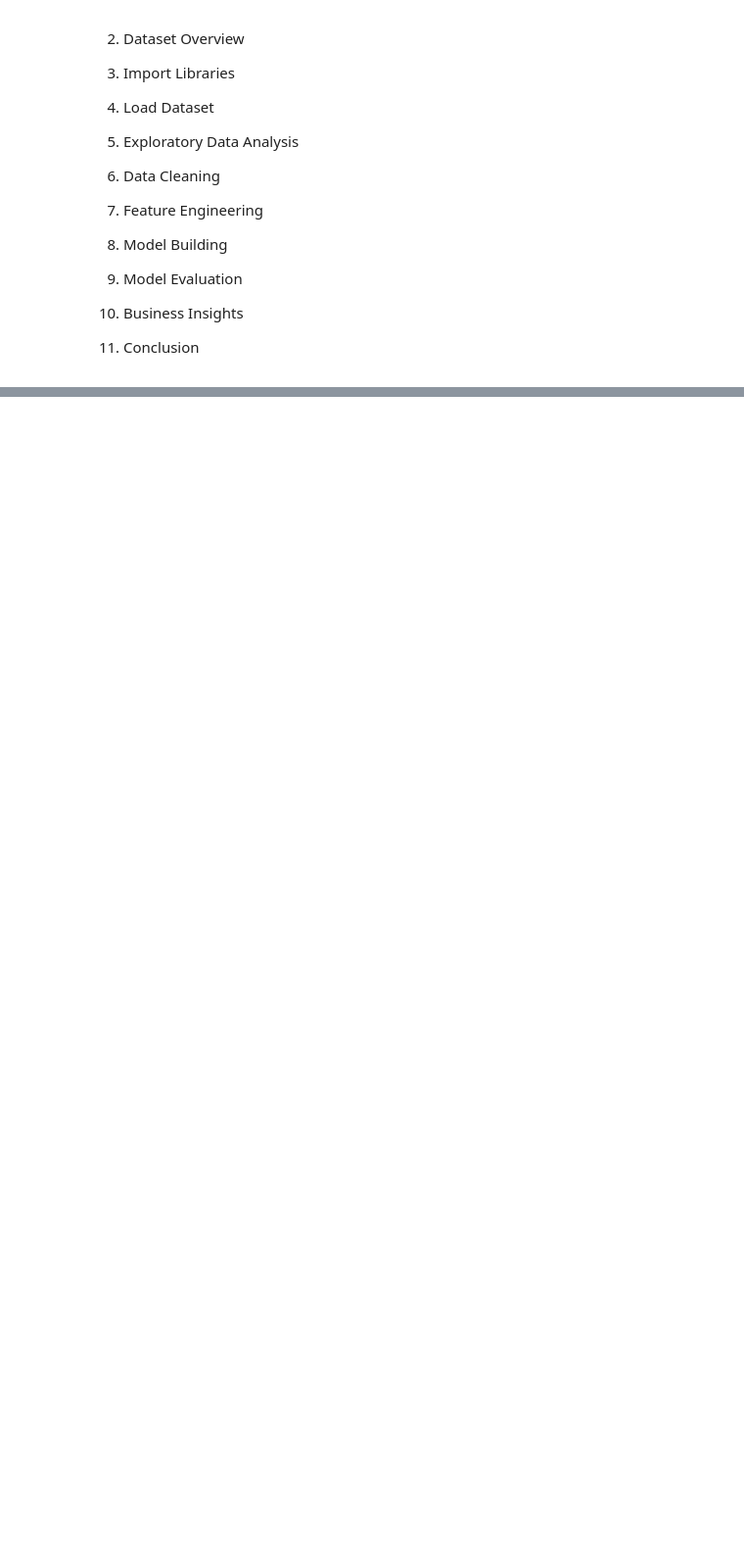
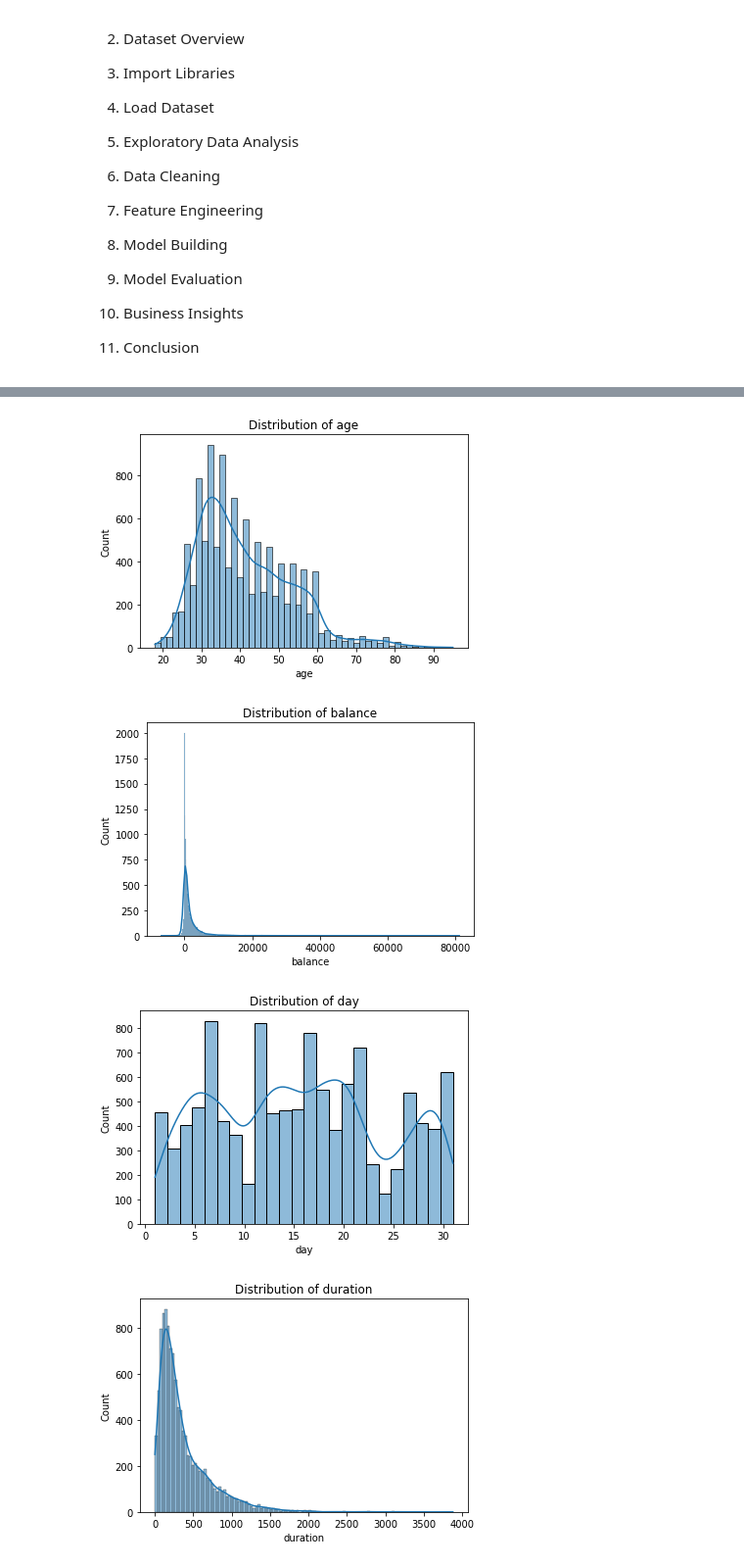
Before and after one commit to Eku12345/ml-learning-journey, a Jupyter notebook: 03-decision-tree/decision_tree_bank_marketing.ipynb, the cells around one changed output, grey strips where cells are left out. Shown at 98% size. Drawn from its saved outputs; the diff is of its cells as text; code cells hidden in the pictures; blank space fills up the shorter version.

Commit message:
Add exploratory data analysis for Bank Marketing dataset

```diff
--- a/03-decision-tree/decision_tree_bank_marketing.ipynb
+++ b/03-decision-tree/decision_tree_bank_marketing.ipynb
@@ -56,0 +50,3 @@ warnings.filterwarnings('ignore')
+# %%
+df = pd.read_csv("datasets/bank.csv")
+df
@@ -58,0 +161,7 @@ df.isnull
+# %%
+# Checking unique values for categorical columns
+
+for col in df.select_dtypes(include='object').columns:
+    print(col)
+    print(df[col].value_counts())
+    print("-"*50)
@@ -58,0 +202,3 @@ df.isnull
+# %%
+numerical_cols = df.select_dtypes(include=['int64','float64']).columns
+numerical_cols
@@ -58,0 +209,11 @@ df.isnull
+# %%
+for col in numerical_cols:
+    plt.figure(figsize=(6,4))
+    sns.histplot(df[col], kde=True)
+    plt.title(f"Distribution of {col}")
+    plt.show()
+# %% [output]
+[figure, added]
+[figure, added]
+[figure, added]
+[figure, added]
```
Also changed, not shown: parts of 35 cells of this notebook, 2 other files.
